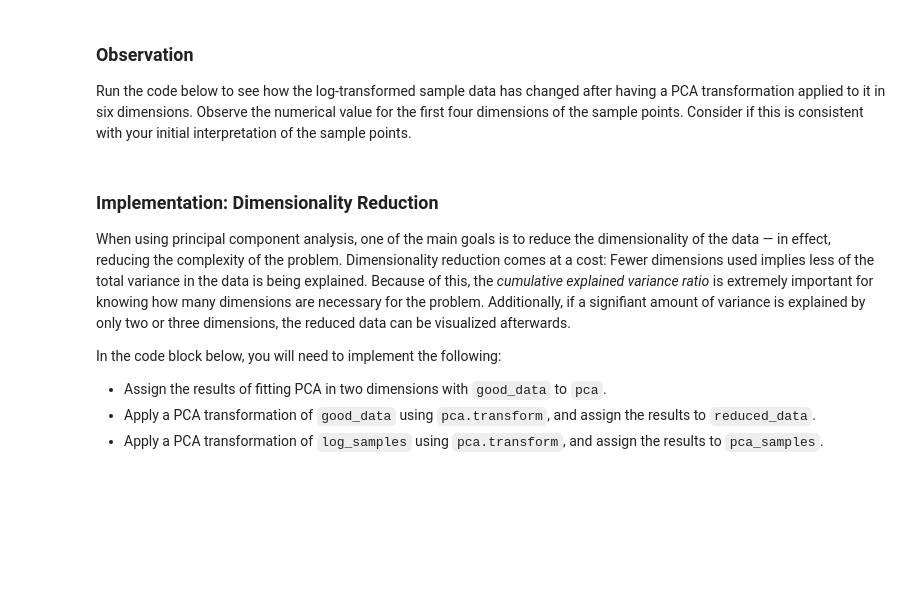
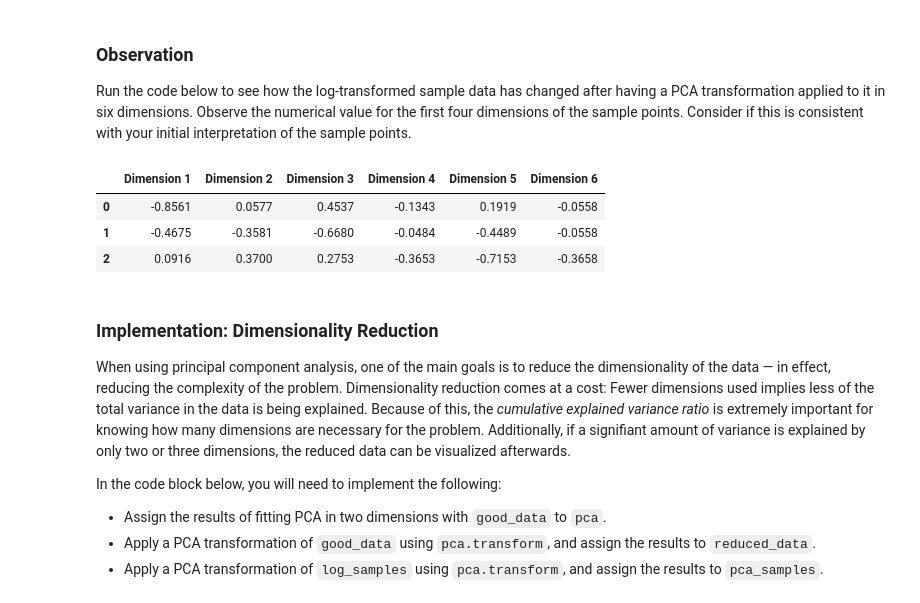
Before and after one commit to upadhyayvijay/machineLearningND, a Jupyter notebook: customer_segments/customer_segments.ipynb, the cells around one changed output. Cells and saved outputs as stored; diff of their text form; code cells hidden in the pictures; blank space fills up the shorter version.

```diff
--- a/customer_segments/customer_segments.ipynb
+++ b/customer_segments/customer_segments.ipynb
@@ -375,10 +375,11 @@ In the code block below, you will need to implement the following:
 # %%
 # TODO: Apply PCA by fitting the good data with the same number of dimensions as features
 from sklearn.decomposition import PCA
-pca = PCA().fit(good_data)
-
+pca = PCA(n_components = 6).fit(good_data)
+print "variance explained by first two components\t:", sum(pca.explained_variance_ratio_[0:2])
+print "variance explained by first four components\t:", sum(pca.explained_variance_ratio_[0:4])
 # TODO: Transform log_samples using the PCA fit above
-pca_samples = PCA().fit(samples)
+pca_samples = PCA(n_components = 6).fit(samples)
 
 # Generate PCA results plot
 pca_results = vs.pca_results(good_data, pca)
@@ -395,7 +408,12 @@ pca_results = vs.pca_results(good_data, pca)
 Run the code below to see how the log-transformed sample data has changed after having a PCA transformation applied to it in six dimensions. Observe the numerical value for the first four dimensions of the sample points. Consider if this is consistent with your initial interpretation of the sample points.
 # %%
 # Display sample log-data after having a PCA transformation applied
-display(pd.DataFrame(np.round(pca_samples, 4), columns = pca_results.index.values))
+display(pd.DataFrame(np.round(pca_samples.components_, 4), columns = pca_results.index.values))
+# %% [output]
+|  | Dimension 1 | Dimension 2 | Dimension 3 | Dimension 4 | Dimension 5 | Dimension 6 |
+| 0 | -0.8561 | 0.0577 | 0.4537 | -0.1343 | 0.1919 | -0.0558 |
+| 1 | -0.4675 | -0.3581 | -0.6680 | -0.0484 | -0.4489 | -0.0558 |
+| 2 | 0.0916 | 0.3700 | 0.2753 | -0.3653 | -0.7153 | -0.3658 |
 # %% [markdown]
 ### Implementation: Dimensionality Reduction
 When using principal component analysis, one of the main goals is to reduce the dimensionality of the data — in effect, reducing the complexity of the problem. Dimensionality reduction comes at a cost: Fewer dimensions used implies less of the total variance in the data is being explained. Because of this, the *cumulative explained variance ratio* is extremely important for knowing how many dimensions are necessary for the problem. Additionally, if a signifiant amount of variance is explained by only two or three dimensions, the reduced data can be visualized afterwards.
```
Also changed, not shown: parts of 10 cells of this notebook.
